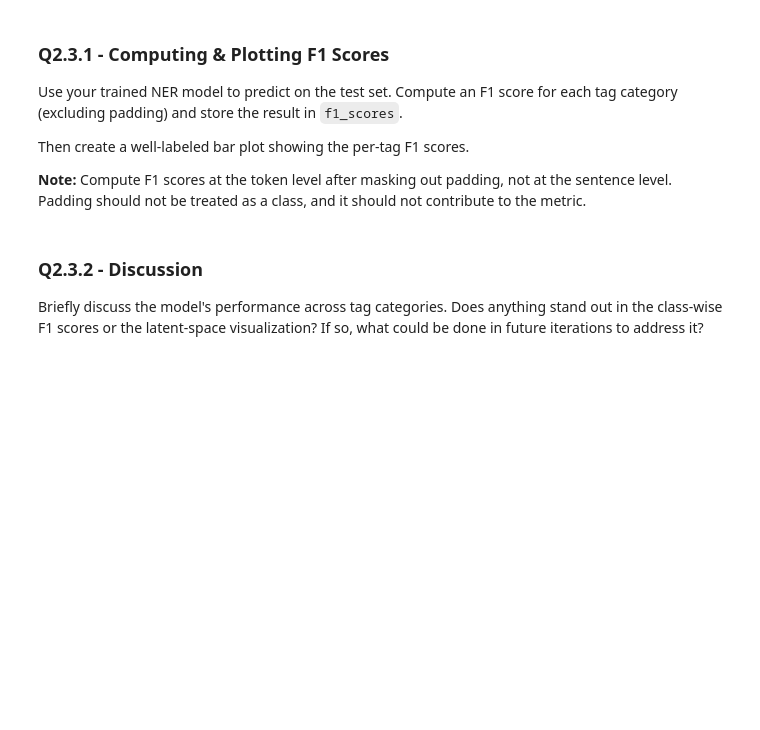
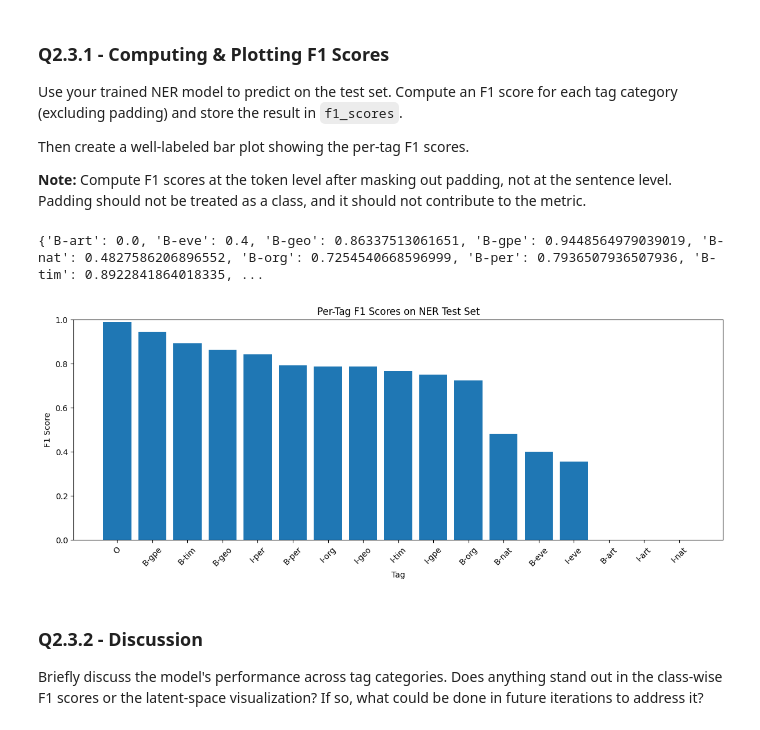
Before and after one commit to ws-isss/cs_HW4, a Jupyter notebook: cs1090b_hw4.ipynb, the cells around one changed output. Cells and saved outputs as stored; diff of their text form; code cells hidden in the pictures; blank space fills up the shorter version.

```diff
--- a/cs1090b_hw4.ipynb
+++ b/cs1090b_hw4.ipynb
@@ -1219,3 +1221,62 @@ Then create a well-labeled bar plot showing the per-tag F1 scores.
+# %%
+
+# Calculate F1 scores
+# your code here
+ner_model.eval()
+
+all_preds = []
+all_true = []
+
+with torch.no_grad():
+    for xb, yb in ner_test_loader:
+        xb = xb.to(DEVICE)
+        yb = yb.to(DEVICE)
+
+        logits = ner_model(xb)                      # (B, L, C)
+        preds = torch.argmax(logits, dim=-1)       # (B, L)
+
+        all_preds.append(preds.cpu().numpy())
+        all_true.append(yb.cpu().numpy())
+
+# stack and flatten
+y_pred = np.concatenate(all_preds, axis=0).reshape(-1)
+y_true = np.concatenate(all_true, axis=0).reshape(-1)
+
+# remove padding positions
+mask = y_true != 0
+y_pred = y_pred[mask]
+y_true = y_true[mask]
+
+# compute per-tag F1 scores, excluding padding
+f1_scores = {}
+for tag_idx in range(1, n_tags + 1):
+    tag_name = idx2tag[tag_idx]
+    f1 = f1_score(y_true == tag_idx, y_pred == tag_idx)
+    f1_scores[tag_name] = f1
+
+print(f1_scores)
+# %% [output]
+{'B-art': 0.0, 'B-eve': 0.4, 'B-geo': 0.86337513061651, 'B-gpe': 0.9448564979039019, 'B-nat': 0.4827586206896552, 'B-org': 0.7254540668596999, 'B-per': 0.7936507936507936, 'B-tim': 0.8922841864018335, ...
+# %%
+
+# Plot F1 scores
+# your code here
+f1_scores = dict(sorted(f1_scores.items(), key=lambda x: x[1], reverse=True))
+
+tags_plot = list(f1_scores.keys())
+scores_plot = list(f1_scores.values())
+
+plt.figure(figsize=(12, 5))
+plt.bar(tags_plot, scores_plot)
+plt.xlabel("Tag")
+plt.ylabel("F1 Score")
+plt.title("Per-Tag F1 Scores on NER Test Set")
+plt.ylim(0, 1)
+plt.xticks(rotation=45)
+plt.tight_layout()
+plt.show()
+# %% [output]
+[figure, added]
 # %% [markdown]
 ### Q2.3.2 - Discussion
 
```
Also changed, not shown: parts of 9 cells of this notebook.
